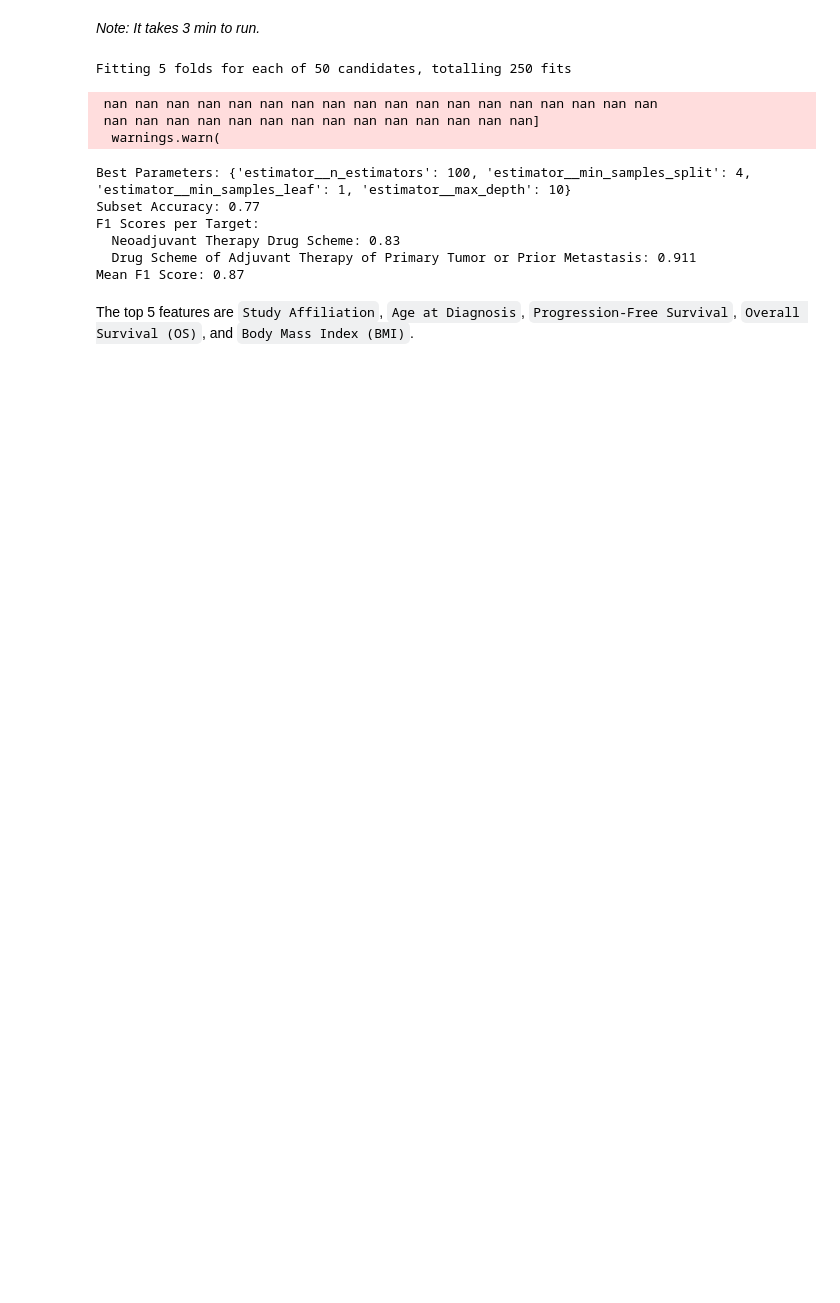
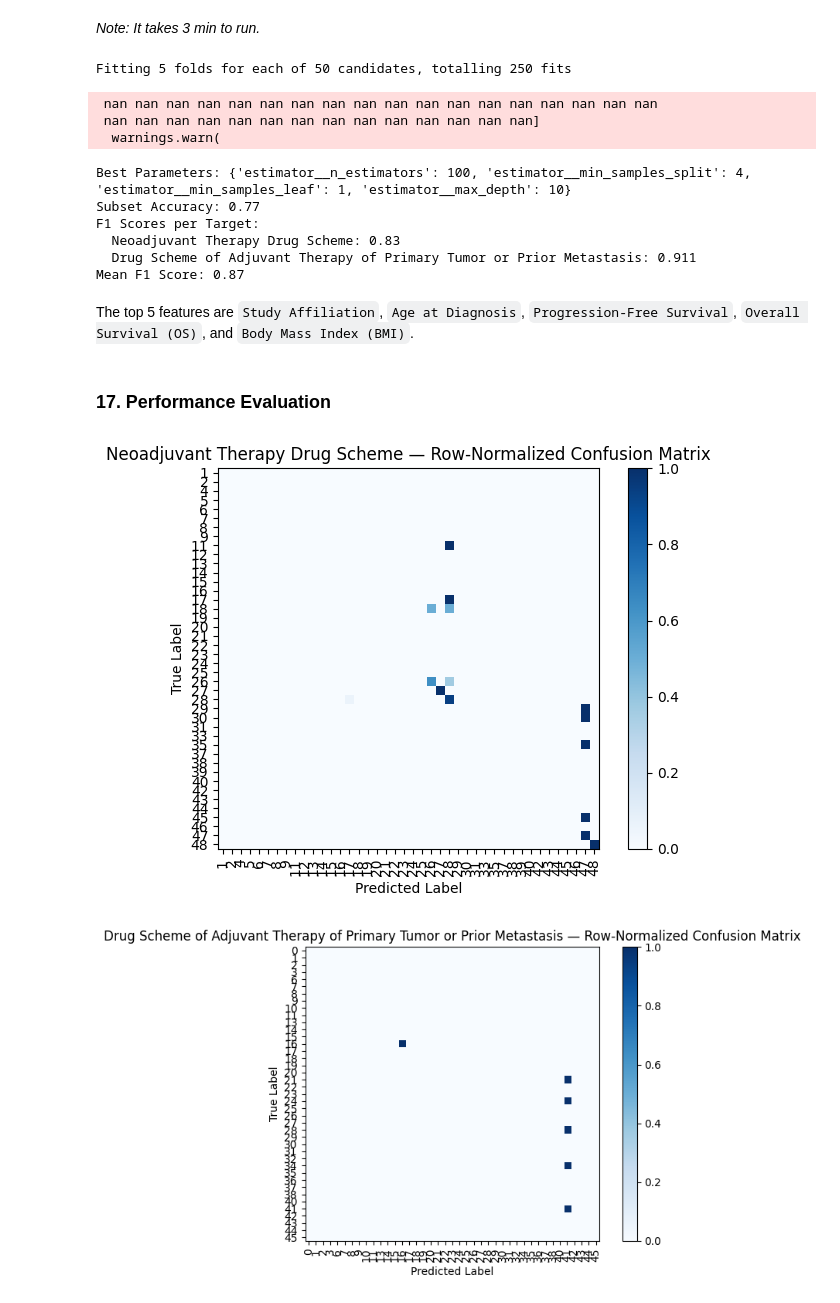
Before and after one commit to baoyuexing20242024/Intern_Project, a Jupyter notebook: Phase_2.ipynb, the cells around one changed output. Drawn from its saved outputs; the diff is of its cells as text; code cells hidden in the pictures; blank space fills up the shorter version.

```diff
--- a/Phase_2.ipynb
+++ b/Phase_2.ipynb
@@ -879,3 +879,37 @@ F1 Scores per Target:
 Mean F1 Score: 0.87
 # %% [markdown]
 The top 5 features are `Study Affiliation`, `Age at Diagnosis`, `Progression-Free Survival`, `Overall Survival (OS)`, and `Body Mass Index (BMI)`.
+# %% [markdown]
+### 17. Performance Evaluation
+# %%
+import numpy as np
+import pandas as pd
+import matplotlib.pyplot as plt
+from sklearn.metrics import confusion_matrix, ConfusionMatrixDisplay
+
+# Get the best model and predictions
+best_model = random_search.best_estimator_
+y_pred = best_model.predict(X_test)
+y_pred_df = pd.DataFrame(y_pred, columns=y_test.columns, index=y_test.index)
+
+# Plot Row-Normalized Confusion Matrix for each target
+for i, col in enumerate(y_test.columns):
+    est = best_model.estimators_[i]  # Classifier for this target
+    labels = est.classes_            # All possible classes for this target
+
+    # Compute row-normalized confusion matrix
+    cm = confusion_matrix(y_test[col], y_pred_df[col], labels=labels)
+    cm_norm = cm.astype(float) / cm.sum(axis=1, keepdims=True)
+    cm_norm = np.nan_to_num(cm_norm)  # Replace NaN with 0 for classes with no samples
+
+    # Plot
+    disp = ConfusionMatrixDisplay(confusion_matrix=cm_norm, display_labels=labels)
+    disp.plot(cmap="Blues", include_values=False, xticks_rotation=90)
+    plt.title(f"{col} — Row-Normalized Confusion Matrix", fontsize=12)
+    plt.xlabel("Predicted Label", fontsize=10)
+    plt.ylabel("True Label", fontsize=10)
+    plt.tight_layout()
+    plt.show()
+# %% [output]
+[figure, added]
+[figure, added]
```
Also changed, not shown: parts of 1 cell of this notebook.
